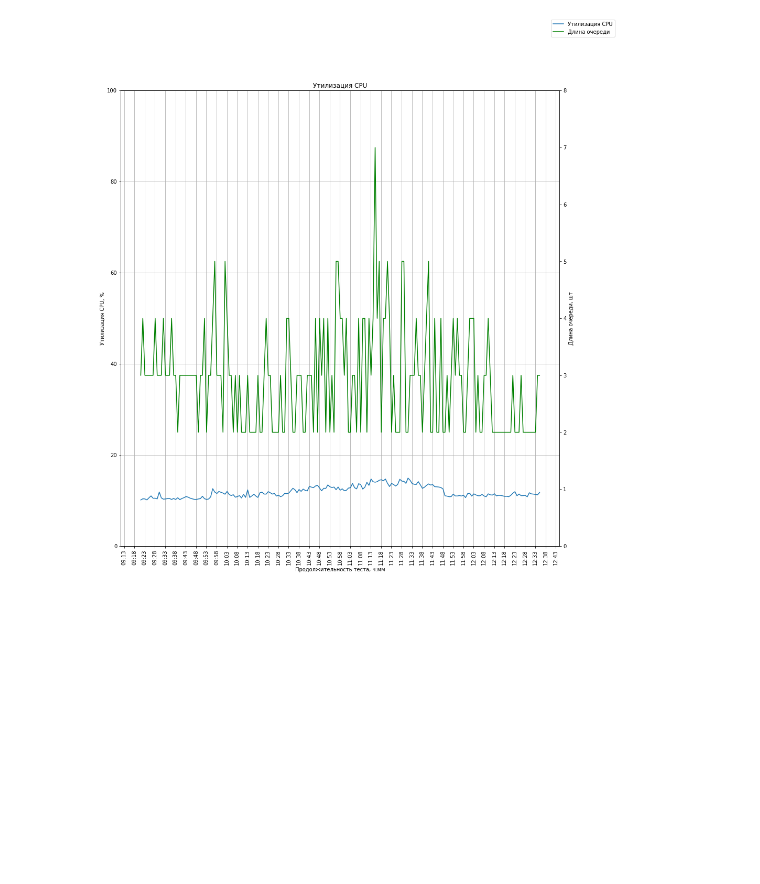
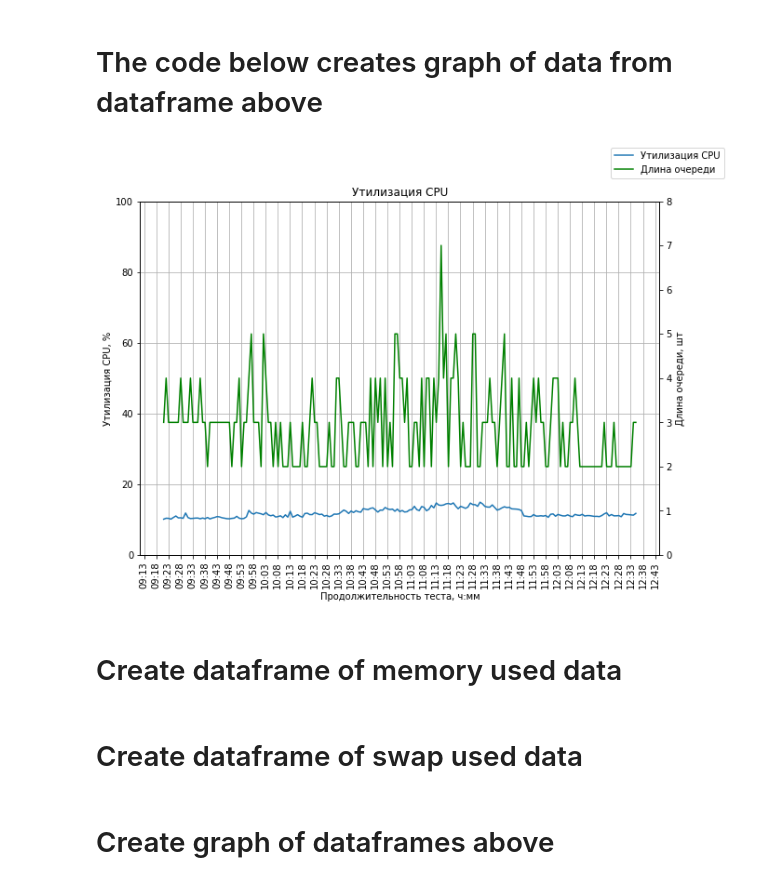
Before and after one commit to gorbovlesha/pyGraphs, a Jupyter notebook: pythonGraphs.ipynb, the cells around one changed output. Drawn from its saved outputs; the diff is of its cells as text; code cells hidden in the pictures; blank space fills up the shorter version.

Commit message:
edited graphs and added markdowns

```diff
--- a/pythonGraphs.ipynb
+++ b/pythonGraphs.ipynb
@@ -17,30 +17,38 @@ runq = pd.read_csv('sar_mpgu_izh.csv', header=56851, delim_whitespace=True, nrow
 x = df['09:20:06']
 y = cpu['%idle']
 z = runq['runq-sz']
+# %% [markdown]
+# The code below creates graph of data from dataframe above
 # %%
-fig = plt.figure(figsize=(15,16))
+fig = plt.figure(figsize=(10,7))
 ax1 = fig.add_subplot(111)
 plt.gca().xaxis.set_major_formatter(dates.DateFormatter('%H:%M'))
 plt.gca().xaxis.set_major_locator(dates.MinuteLocator(interval=5))
 ax1.grid(True)
 plt.xticks(rotation=90)
 ax1.set_title('Утилизация CPU')
 ax1.set_xlabel('Продолжительность теста, ч:мм')
 ax1.set_ylabel('Утилизация CPU, %')
 ax1.set_ylim(0,100)
 ax1.plot(x,y,label='Утилизация CPU')
 ax2=ax1.twinx()
 ax2.set_ylabel('Длина очереди, шт')
 ax2.set_ylim(0,8)
 ax2.plot(x,z,'g',label='Длина очереди')
 fig.legend()
 plt.show()
 # %% [output]
-[figure, old version]
+[figure, new version]
+# %% [markdown]
+# Create dataframe of memory used data
 # %%
 memused = pd.read_csv('sar_mpgu_izh.csv', header=56260, usecols=['%memused'], delim_whitespace=True, nrows=195)
 y=memused['%memused']
+# %% [markdown]
+# Create dataframe of swap used data
 # %%
 swpused = pd.read_csv('sar_mpgu_izh.csv', header=56457, delim_whitespace=True, usecols=['%swpused'], nrows=195)
 z=swpused['%swpused']
+# %% [markdown]
+# Create graph of dataframes above
 # %%
```
Also changed, not shown: parts of 12 cells of this notebook.
